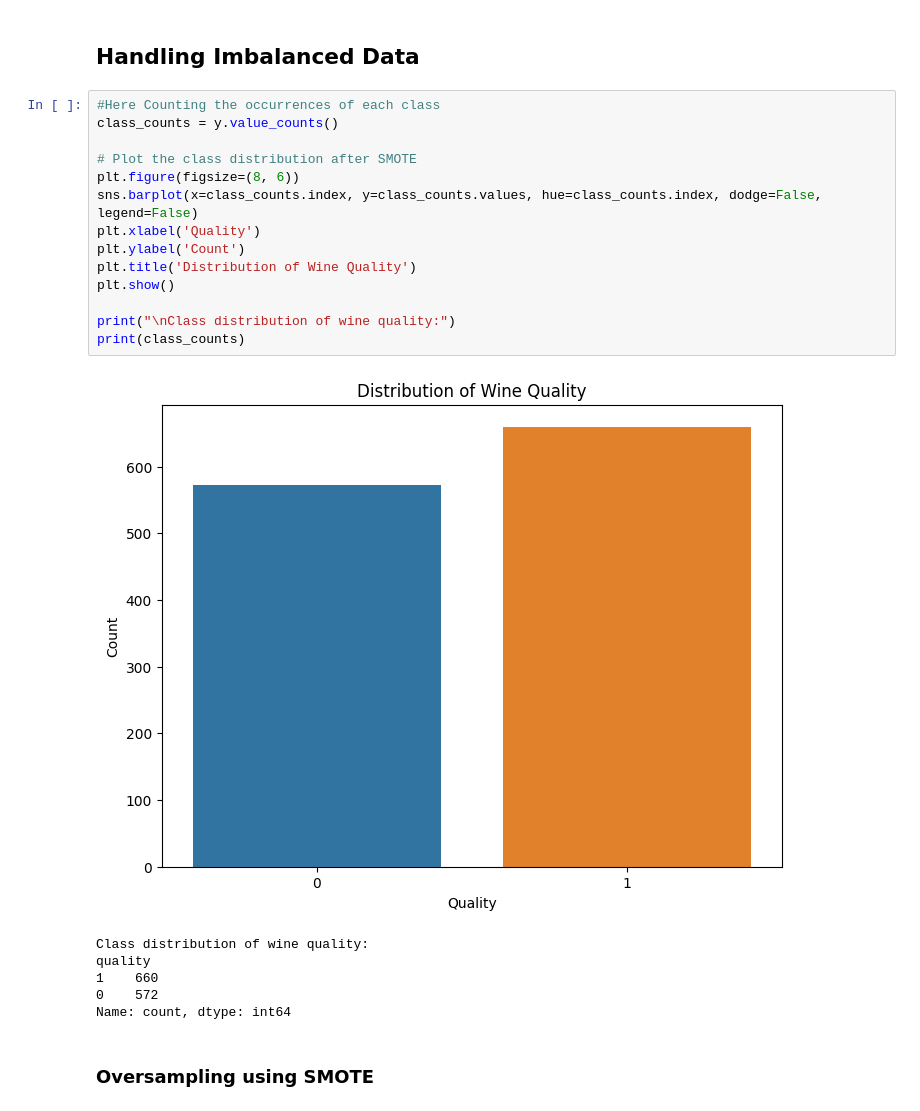
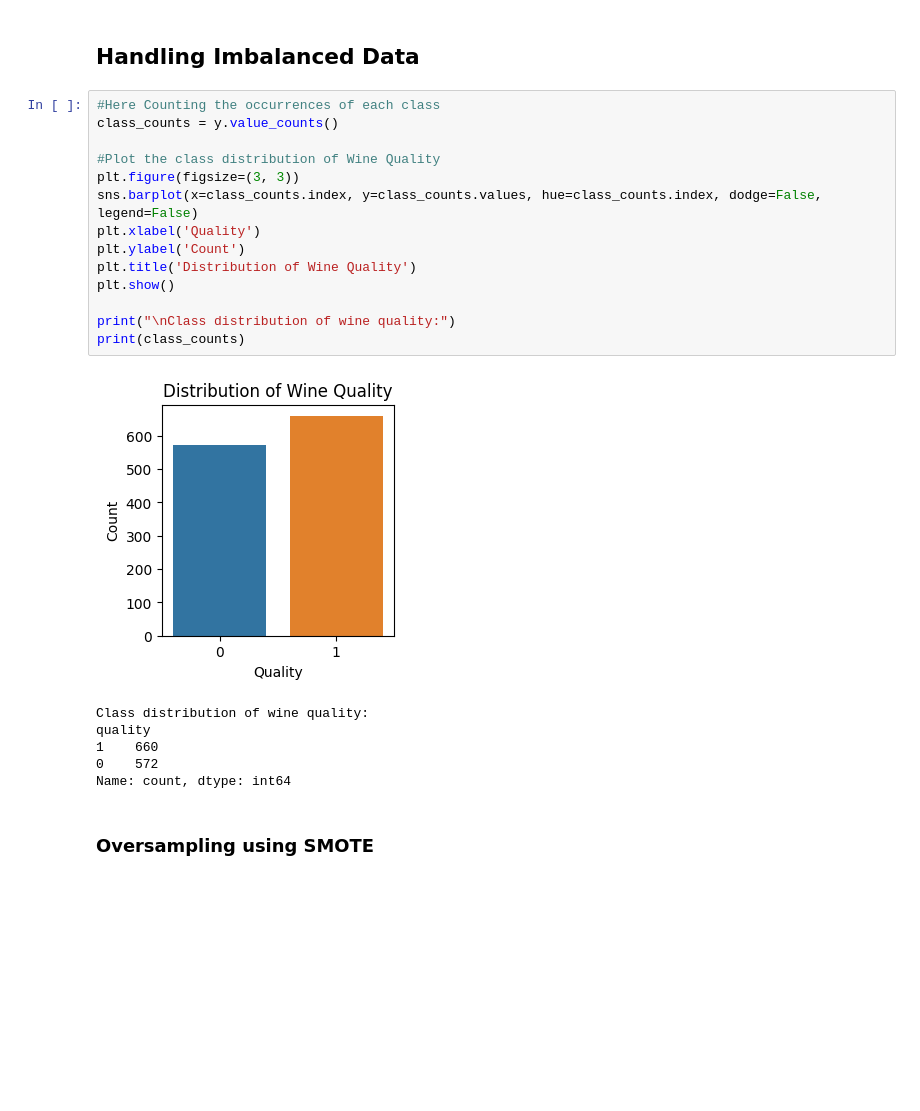
Before and after one commit to ChamikaRohan/Machine-Learning-based-Red-Wine-Quality-Prediction, a Jupyter notebook: Red_Wine_Quality_Prediction_Model.ipynb, the cells around one changed output. Saved outputs shown, nothing was run; the diff lists cells and outputs as text; blank space fills up the shorter version.

```diff
--- a/Red_Wine_Quality_Prediction_Model.ipynb
+++ b/Red_Wine_Quality_Prediction_Model.ipynb
@@ -340,19 +340,19 @@ Name: quality, dtype: int64
 # %%
 #Here Counting the occurrences of each class
 class_counts = y.value_counts()
 
-# Plot the class distribution after SMOTE
-plt.figure(figsize=(8, 6))
+#Plot the class distribution of Wine Quality
+plt.figure(figsize=(3, 3))
 sns.barplot(x=class_counts.index, y=class_counts.values, hue=class_counts.index, dodge=False, legend=False)
 plt.xlabel('Quality')
 plt.ylabel('Count')
 plt.title('Distribution of Wine Quality')
 plt.show()
 
 print("\nClass distribution of wine quality:")
 print(class_counts)
 # %% [output]
-[figure, old version]
+[figure, new version]
 Class distribution of wine quality:
 quality
 1    660
```
Also changed, not shown: parts of 8 cells of this notebook.
